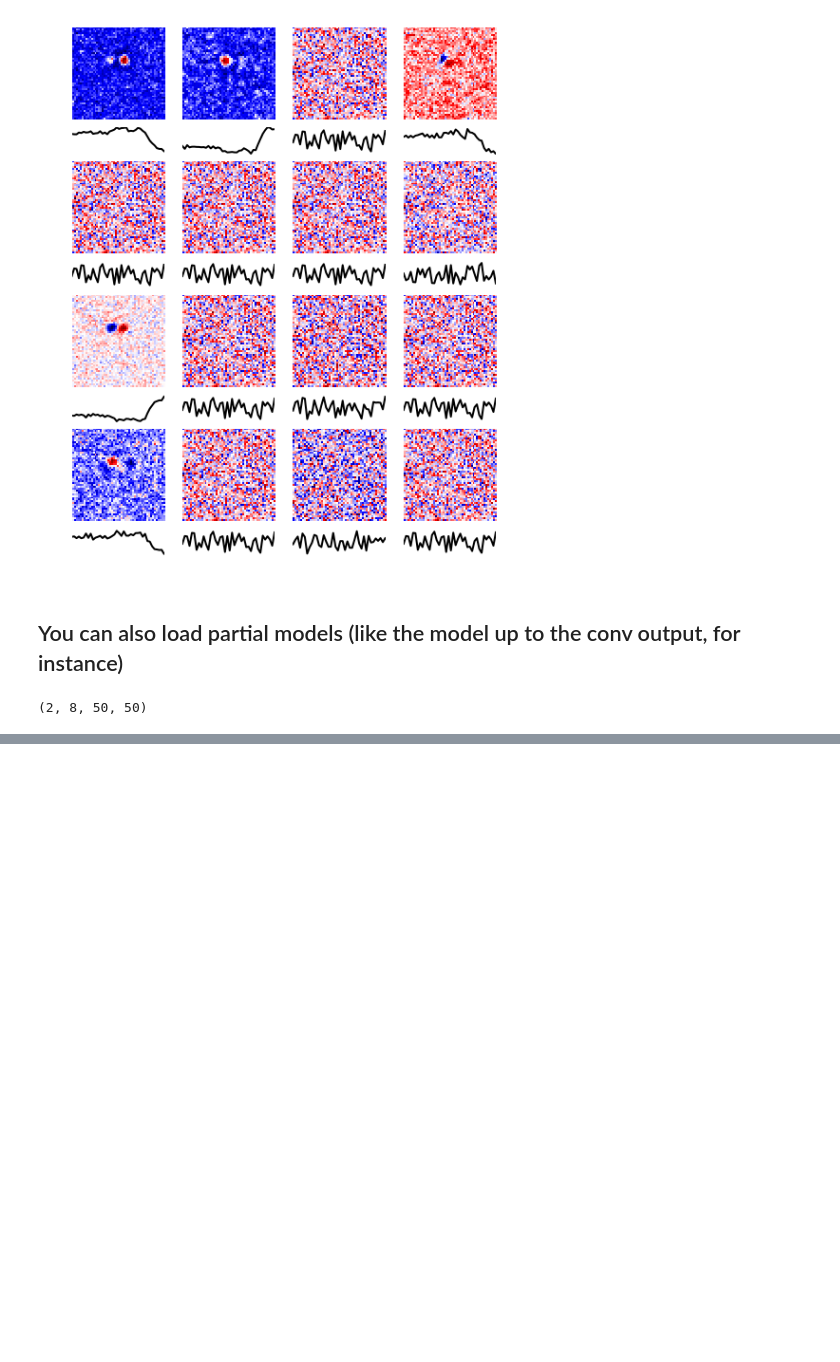
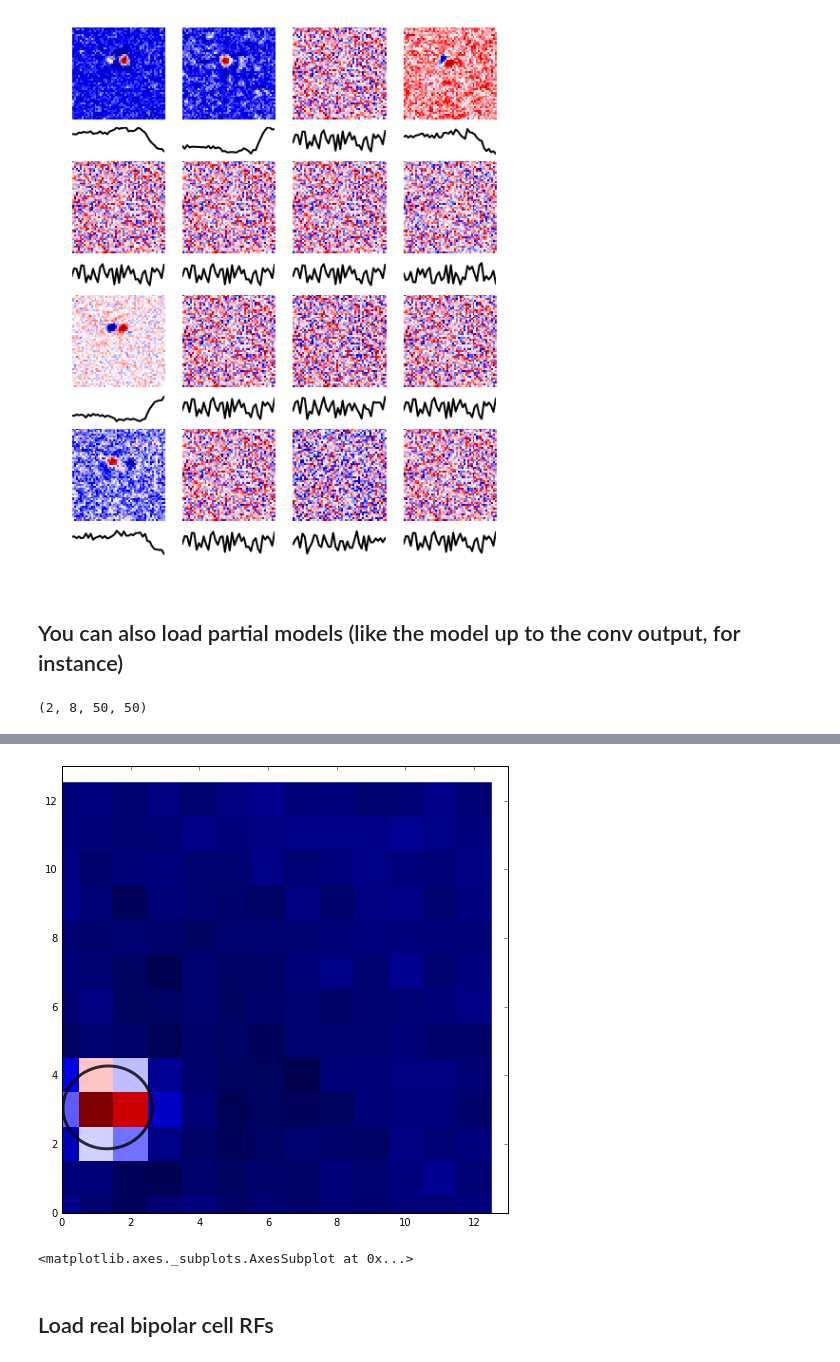
Before and after one commit to baccuslab/deep-retina, a Jupyter notebook: notebooks/Visualizing multi-cell model.ipynb, the cells around one changed output, grey strips where cells are left out. Drawn from its saved outputs; the diff is of its cells as text; code cells hidden in the pictures; blank space fills up the shorter version.

```diff
--- a/notebooks/Visualizing multi-cell model.ipynb
+++ b/notebooks/Visualizing multi-cell model.ipynb
@@ -179,0 +192,16 @@ sample_response.shape
+# %%
+space, time = ft.decompose(conv_filters[0])
+plt.imshow(space, cmap='seismic')
+xaxis = np.linspace(0, 55*space.shape[1], space.shape[1])
+yaxis = np.linspace(0, 55*space.shape[0], space.shape[0])
+center, sizes, theta = ft.get_ellipse(xaxis, yaxis, space)
+# %%
+fig = plt.gcf()
+ax = plt.gca()
+ax.imshow(space, cmap='seismic')
+pyviz.ellipse(space, ax=ax)
+# %% [output]
+[figure, added]
+<matplotlib.axes._subplots.AxesSubplot at 0x...>
+# %% [markdown]
+## Load real bipolar cell RFs
```
Also changed, not shown: parts of 21 cells of this notebook, 1 other file.
